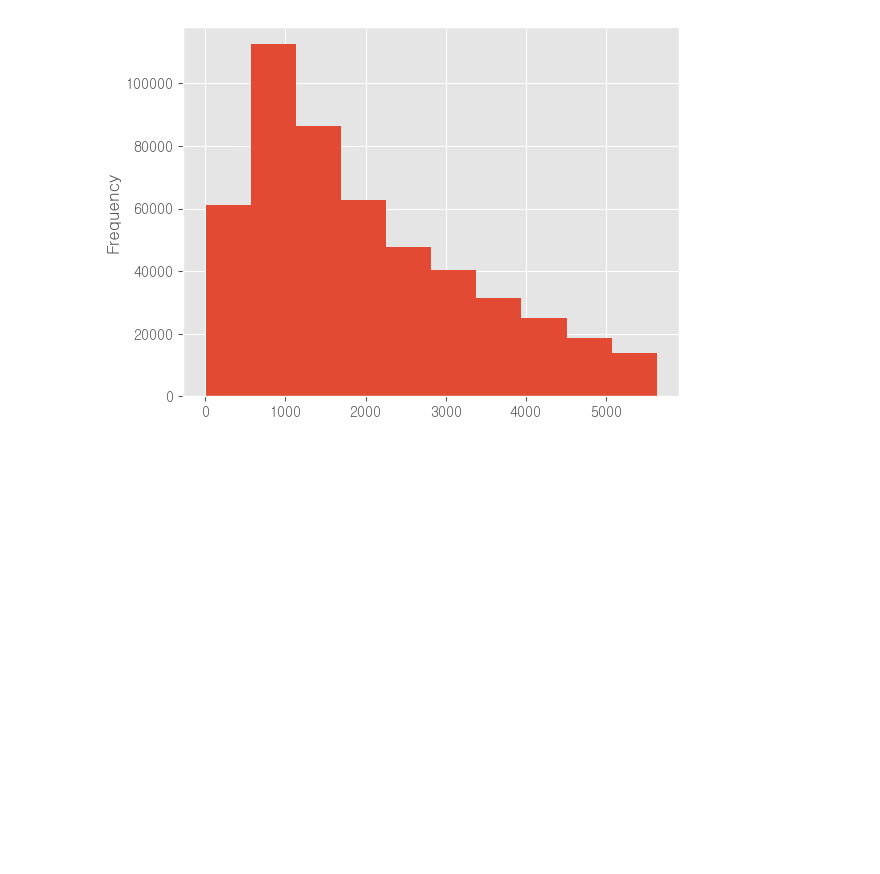
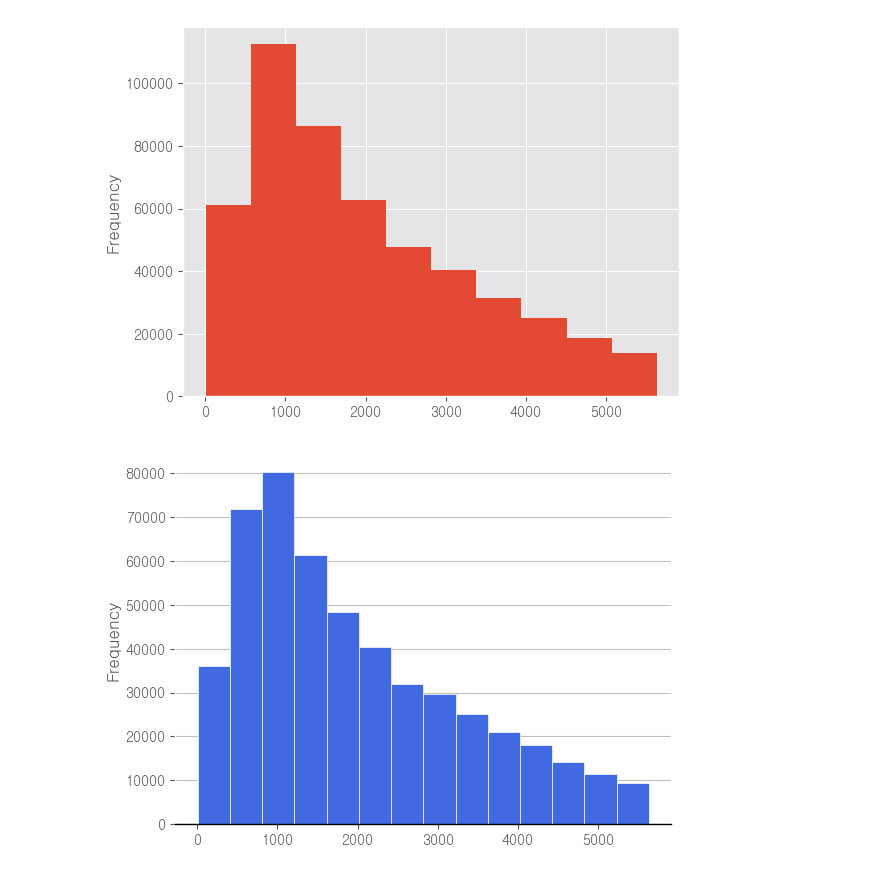
Before and after one commit to haebzzzang/dachungcam, a Jupyter notebook: 2week/2week.ipynb, the cells around one changed output. Cells and saved outputs as stored; diff of their text form; code cells hidden in the pictures; blank space fills up the shorter version.

Commit message:
graph

```diff
--- a/2week/2week.ipynb
+++ b/2week/2week.ipynb
@@ -291,3 +293,11 @@ df_use.shape
 ax = df_use['이동거리'].plot.hist()
 # %% [output]
 [figure]
+# %%
+ax = df_use['이동거리'].plot.hist(bins = 14, color = "royalblue", edgecolor = "w")
+
+ax.set_facecolor('white')
+ax.grid(True, axis = 'y', color = 'silver')
+ax.spines['bottom'].set_color('black')
+# %% [output]
+[figure, added]
```
Also changed, not shown: parts of 4 cells of this notebook.
